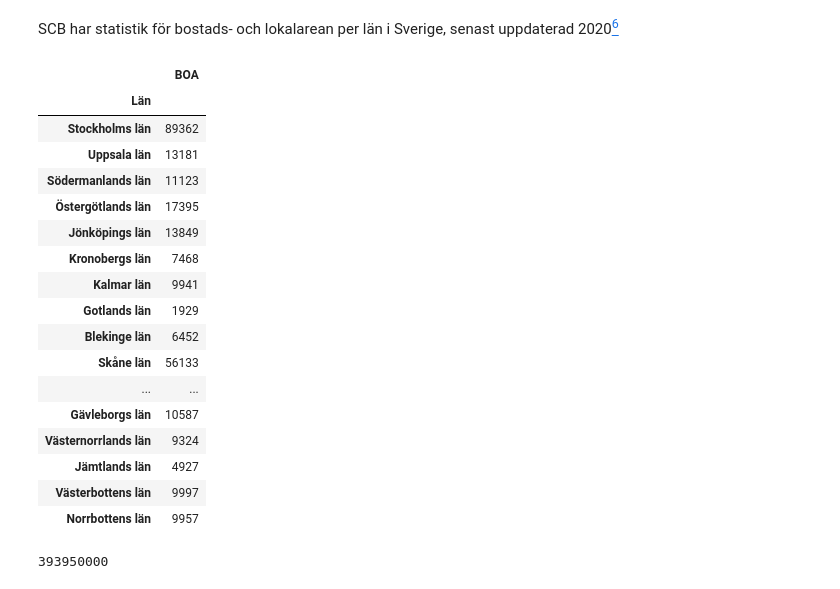
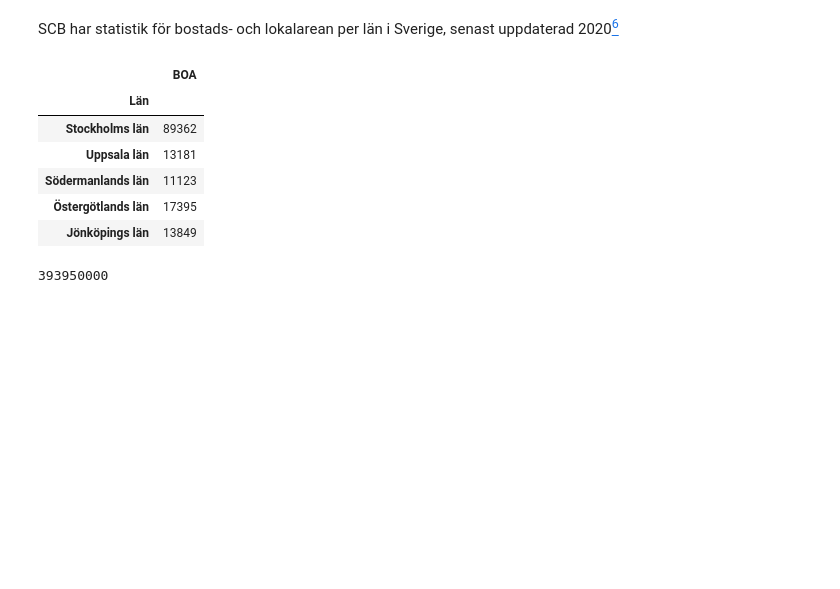
Before and after one commit to handmadethings/climate-impact-real-estate-se, a Jupyter notebook: climate-impact-re-se.ipynb, the cells around one changed output. Cells and saved outputs as stored; diff of their text form; code cells hidden in the pictures; blank space fills up the shorter version.

```diff
--- a/climate-impact-re-se.ipynb
+++ b/climate-impact-re-se.ipynb
@@ -107,26 +122,15 @@ SCB har statistik för bostads- och lokalarean per län i Sverige, senast uppdat
 # %%
 df_boa = pd.read_excel("data\Bostadsarea per län.xlsx", index_col=0)
 
-df_boa
+df_boa.head()
 # %% [output]
 |  | BOA |
 | Län |  |
 | Stockholms län | 89362 |
 | Uppsala län | 13181 |
 | Södermanlands län | 11123 |
 | Östergötlands län | 17395 |
 | Jönköpings län | 13849 |
-| Kronobergs län | 7468 |
-| Kalmar län | 9941 |
-| Gotlands län | 1929 |
-| Blekinge län | 6452 |
-| Skåne län | 56133 |
-| ... | ... |
-| Gävleborgs län | 10587 |
-| Västernorrlands län | 9324 |
-| Jämtlands län | 4927 |
-| Västerbottens län | 9997 |
-| Norrbottens län | 9957 |
 # %%
 # Tabellvärdena är angivna i tusental
 boa_total = df_boa['BOA'].sum() * 1000
```
Also changed, not shown: parts of 8 cells of this notebook.
